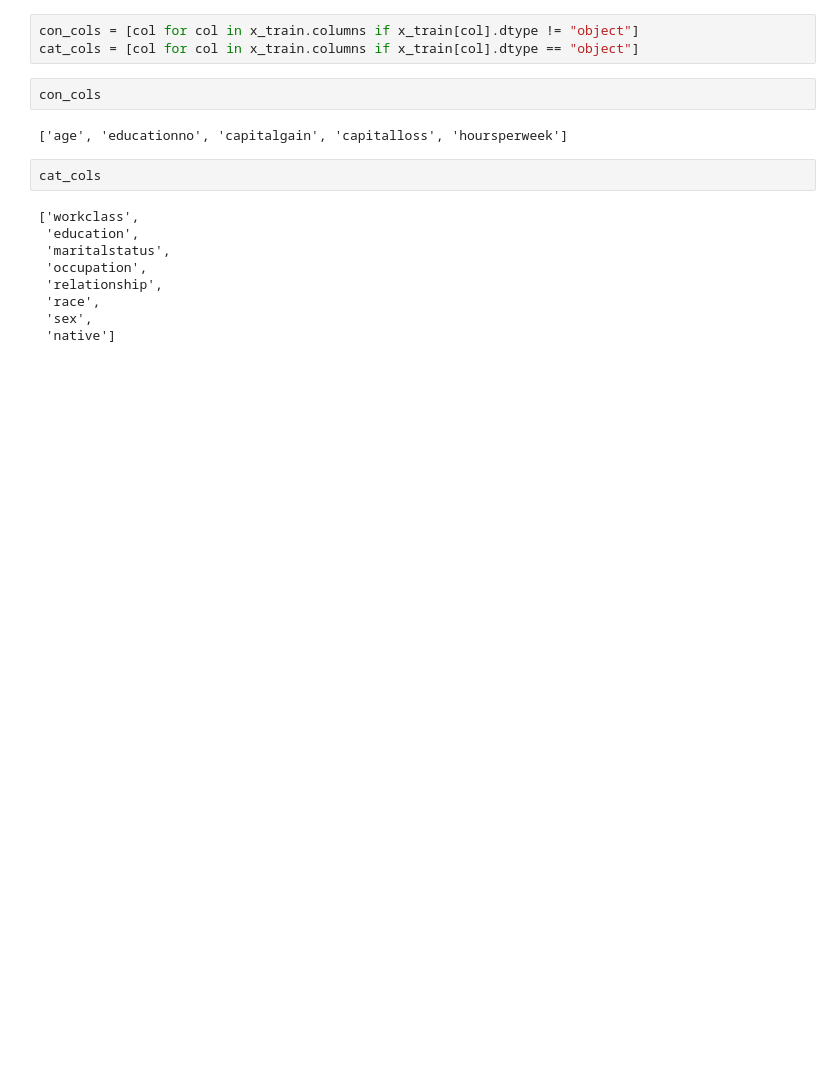
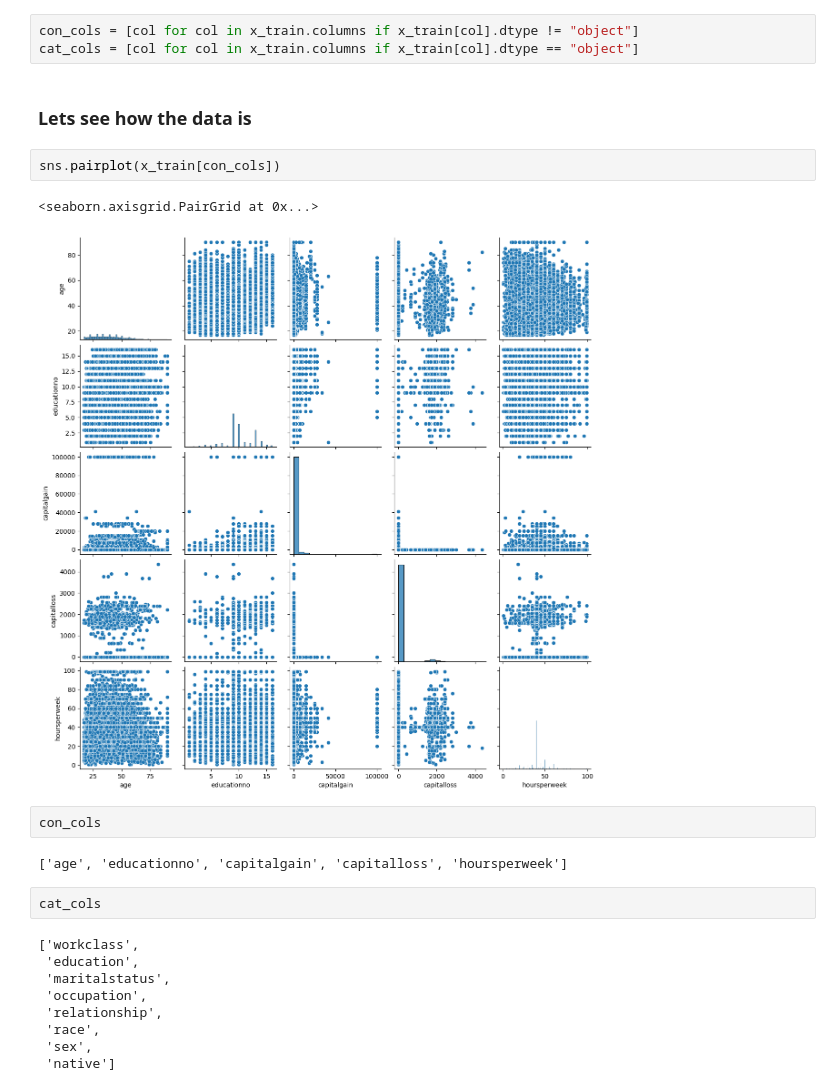
Before and after one commit to its-relative/Excelr, a Jupyter notebook: assignments/SVM/Salary.ipynb, the cells around one changed output. Saved outputs shown, nothing was run; the diff lists cells and outputs as text; blank space fills up the shorter version.

```diff
--- a/assignments/SVM/Salary.ipynb
+++ b/assignments/SVM/Salary.ipynb
@@ -112,6 +278,13 @@ dtype: object
 # %%
 con_cols = [col for col in x_train.columns if x_train[col].dtype != "object"]
 cat_cols = [col for col in x_train.columns if x_train[col].dtype == "object"]
+# %% [markdown]
+### Lets see how the data is
+# %%
+sns.pairplot(x_train[con_cols])
+# %% [output]
+<seaborn.axisgrid.PairGrid at 0x...>
+[figure, added]
 # %%
 con_cols
 # %% [output]
```
Also changed, not shown: parts of 21 cells of this notebook.
